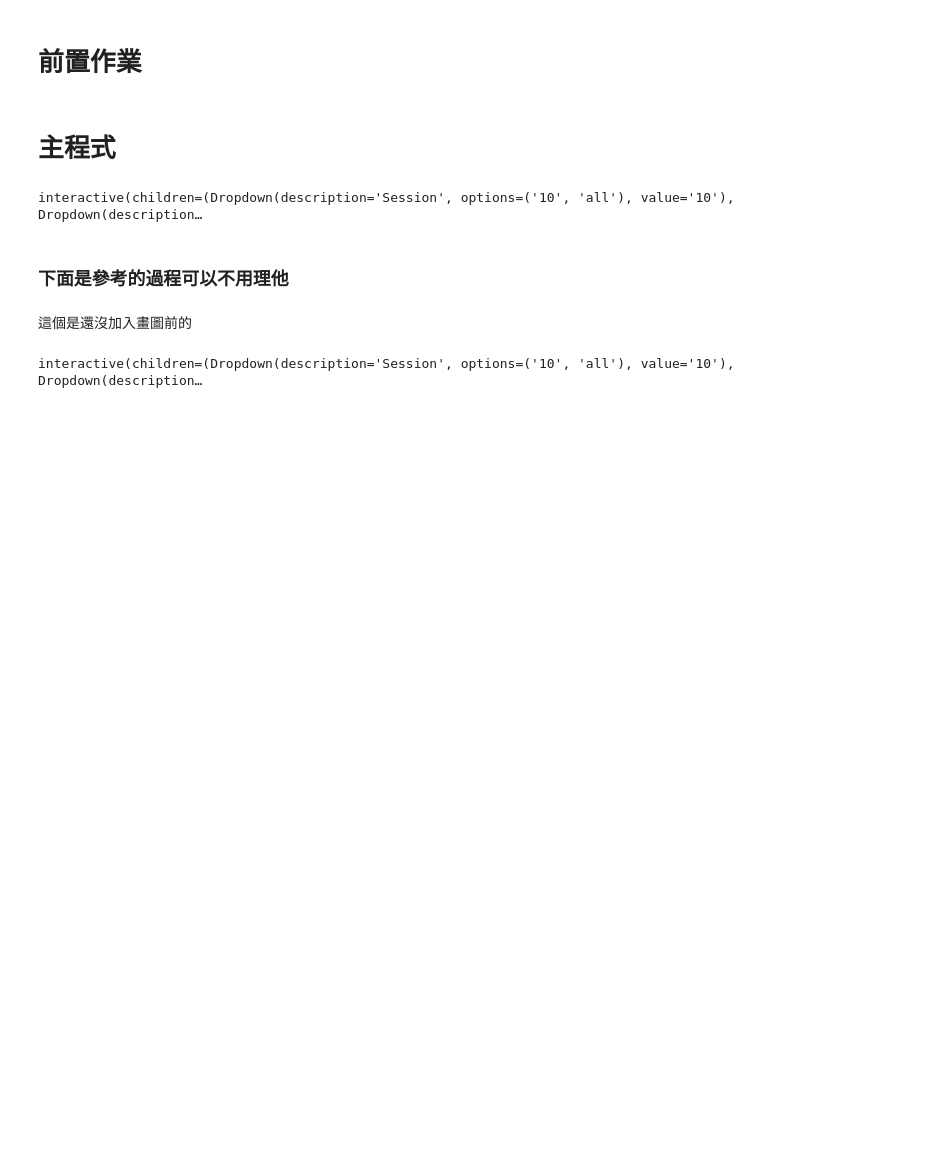
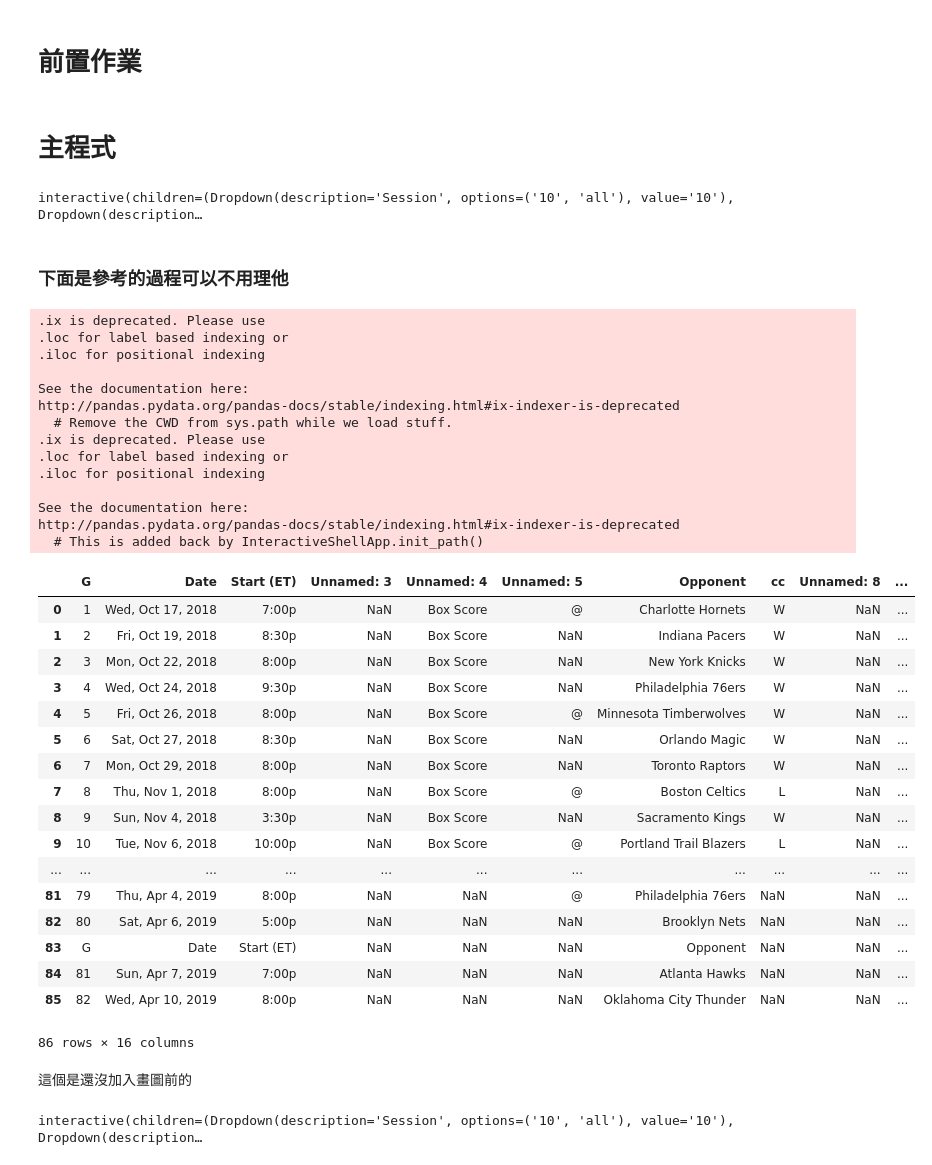
Before and after one commit to zxc54781/I_am_Repository_4_python, a Jupyter notebook: HW/野格炸彈.ipynb, the cells around one changed output. Saved outputs shown, nothing was run; the diff lists cells and outputs as text; code cells hidden in the pictures; blank space fills up the shorter version.

```diff
--- a/HW/野格炸彈.ipynb
+++ b/HW/野格炸彈.ipynb
@@ -29,7 +29,7 @@ def Session_choice(Session,Team):
         df = dfs[0]
         df.rename(columns={ df.columns[7]: "cc" }, inplace=True) #由於有我們要的是 unnamed 所以我們改一下他的名字
         df['cc1']=df['cc'] #增加一行
-        df.ix[df['cc1']=='L','cc1']=0 # 把輸贏數字化
+        df.ix[df['cc1']=='L','cc1']=-1 # 把輸贏數字化
         df.ix[df['cc1']=='W','cc1']=1
         df #檢查一下有沒有改過來
         if Session=='10':
@@ -50,13 +50,49 @@ def Session_choice(Session,Team):
             b = len(df)
             pct = a/b
             print('Win PCT for ten games : ' , pct)
-
+        #return (df)
 interact_manual(Session_choice, Session=['10','all'], Team=teams);
 #print('Win PCT for ten games : ' , pct)
 # %% [output]
 interactive(children=(Dropdown(description='Session', options=('10', 'all'), value='10'), Dropdown(description…
 # %% [markdown]
 ### 下面是參考的過程可以不用理他
+# %%
+df= Session_choice(Session=all,Team='MIL')
+df
+# %% [output]
+.ix is deprecated. Please use
+.loc for label based indexing or
+.iloc for positional indexing
+
+See the documentation here:
+http://pandas.pydata.org/pandas-docs/stable/indexing.html#ix-indexer-is-deprecated
+  # Remove the CWD from sys.path while we load stuff.
+.ix is deprecated. Please use
+.loc for label based indexing or
+.iloc for positional indexing
+
+See the documentation here:
+http://pandas.pydata.org/pandas-docs/stable/indexing.html#ix-indexer-is-deprecated
+  # This is added back by InteractiveShellApp.init_path()
+|  | G | Date | Start (ET) | Unnamed: 3 | Unnamed: 4 | Unnamed: 5 | Opponent | cc | Unnamed: 8 | ... |
+| 0 | 1 | Wed, Oct 17, 2018 | 7:00p | NaN | Box Score | @ | Charlotte Hornets | W | NaN | ... |
+| 1 | 2 | Fri, Oct 19, 2018 | 8:30p | NaN | Box Score | NaN | Indiana Pacers | W | NaN | ... |
+| 2 | 3 | Mon, Oct 22, 2018 | 8:00p | NaN | Box Score | NaN | New York Knicks | W | NaN | ... |
+| 3 | 4 | Wed, Oct 24, 2018 | 9:30p | NaN | Box Score | NaN | Philadelphia 76ers | W | NaN | ... |
+| 4 | 5 | Fri, Oct 26, 2018 | 8:00p | NaN | Box Score | @ | Minnesota Timberwolves | W | NaN | ... |
+| 5 | 6 | Sat, Oct 27, 2018 | 8:30p | NaN | Box Score | NaN | Orlando Magic | W | NaN | ... |
+| 6 | 7 | Mon, Oct 29, 2018 | 8:00p | NaN | Box Score | NaN | Toronto Raptors | W | NaN | ... |
+| 7 | 8 | Thu, Nov 1, 2018 | 8:00p | NaN | Box Score | @ | Boston Celtics | L | NaN | ... |
+| 8 | 9 | Sun, Nov 4, 2018 | 3:30p | NaN | Box Score | NaN | Sacramento Kings | W | NaN | ... |
+| 9 | 10 | Tue, Nov 6, 2018 | 10:00p | NaN | Box Score | @ | Portland Trail Blazers | L | NaN | ... |
+| ... | ... | ... | ... | ... | ... | ... | ... | ... | ... | ... |
+| 81 | 79 | Thu, Apr 4, 2019 | 8:00p | NaN | NaN | @ | Philadelphia 76ers | NaN | NaN | ... |
+| 82 | 80 | Sat, Apr 6, 2019 | 5:00p | NaN | NaN | NaN | Brooklyn Nets | NaN | NaN | ... |
+| 83 | G | Date | Start (ET) | NaN | NaN | NaN | Opponent | NaN | NaN | ... |
+| 84 | 81 | Sun, Apr 7, 2019 | 7:00p | NaN | NaN | NaN | Atlanta Hawks | NaN | NaN | ... |
+| 85 | 82 | Wed, Apr 10, 2019 | 8:00p | NaN | NaN | NaN | Oklahoma City Thunder | NaN | NaN | ... |
+86 rows × 16 columns
 # %% [markdown]
 這個是還沒加入畫圖前的
 # %%
```
Also changed, not shown: parts of 2 cells of this notebook, 9 other files.
